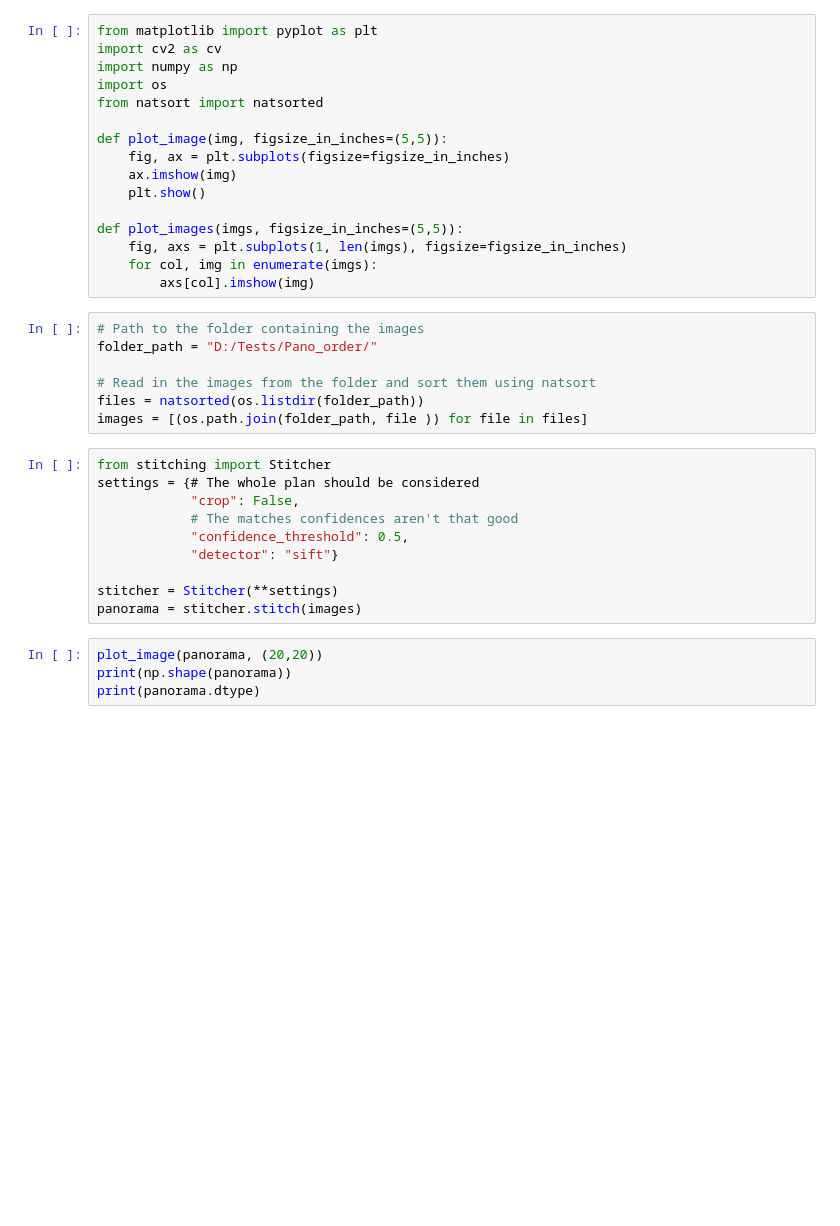
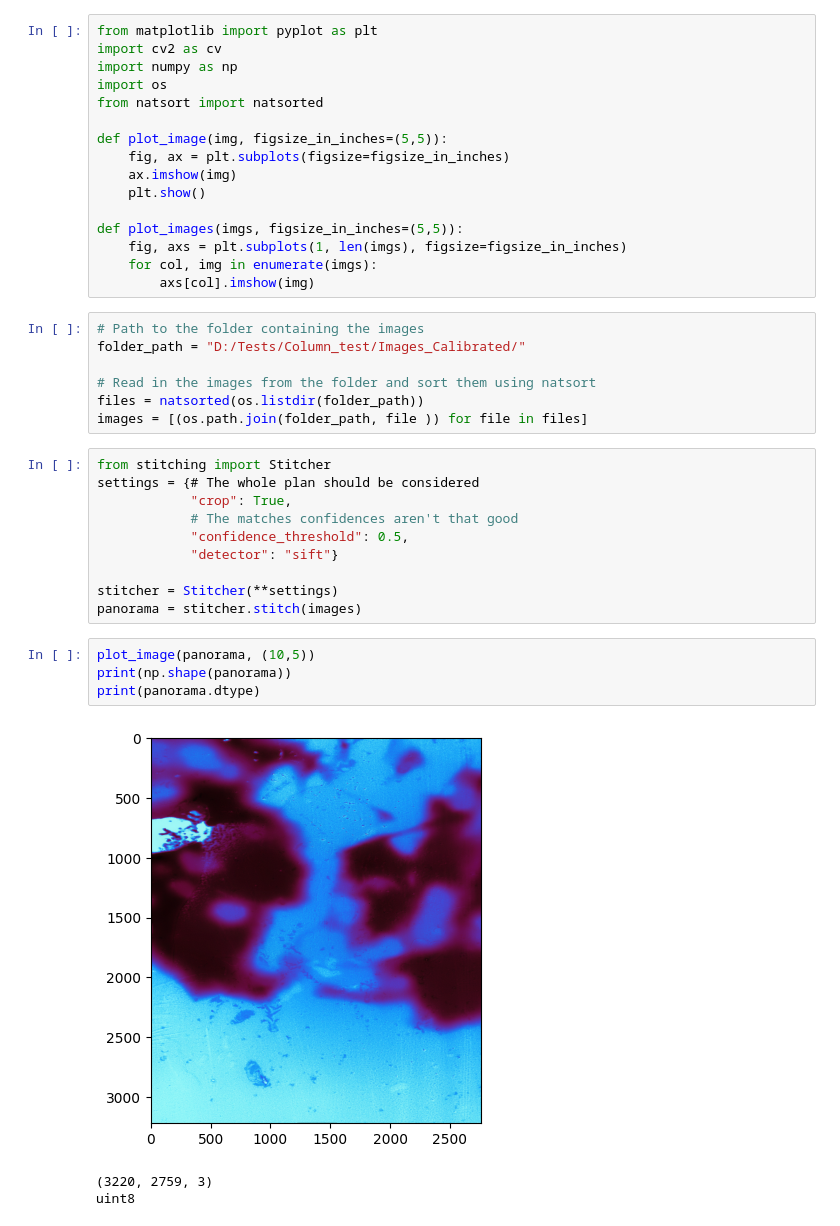
Before and after one commit to MartinReinhard10/In-Situ_Soil_Optode_Data_Processing, a Jupyter notebook: Image stitching.ipynb, the cells around one changed output. Cells and saved outputs as stored; diff of their text form; blank space fills up the shorter version.

```diff
--- a/Image stitching.ipynb
+++ b/Image stitching.ipynb
@@ -16,7 +16,7 @@ def plot_images(imgs, figsize_in_inches=(5,5)):
         axs[col].imshow(img)
 # %%
 # Path to the folder containing the images
-folder_path = "D:/Tests/Pano_order/"
+folder_path = "D:/Tests/Column_test/Images_Calibrated/"
 
 # Read in the images from the folder and sort them using natsort
 files = natsorted(os.listdir(folder_path))
@@ -24,7 +24,7 @@ images = [(os.path.join(folder_path, file )) for file in files]
 # %%
 from stitching import Stitcher
 settings = {# The whole plan should be considered
-            "crop": False,
+            "crop": True,
             # The matches confidences aren't that good
             "confidence_threshold": 0.5,
             "detector": "sift"}
@@ -32,8 +32,12 @@ settings = {# The whole plan should be considered
 stitcher = Stitcher(**settings)
 panorama = stitcher.stitch(images)
 # %%
-plot_image(panorama, (20,20))
+plot_image(panorama, (10,5))
 print(np.shape(panorama))
 print(panorama.dtype)
+# %% [output]
+[figure, added]
+(3220, 2759, 3)
+uint8
 # %%
 cv.imwrite("D:/panorama.tiff",panorama)
```
Also changed, not shown: parts of 3 cells of this notebook, 5 other files.
